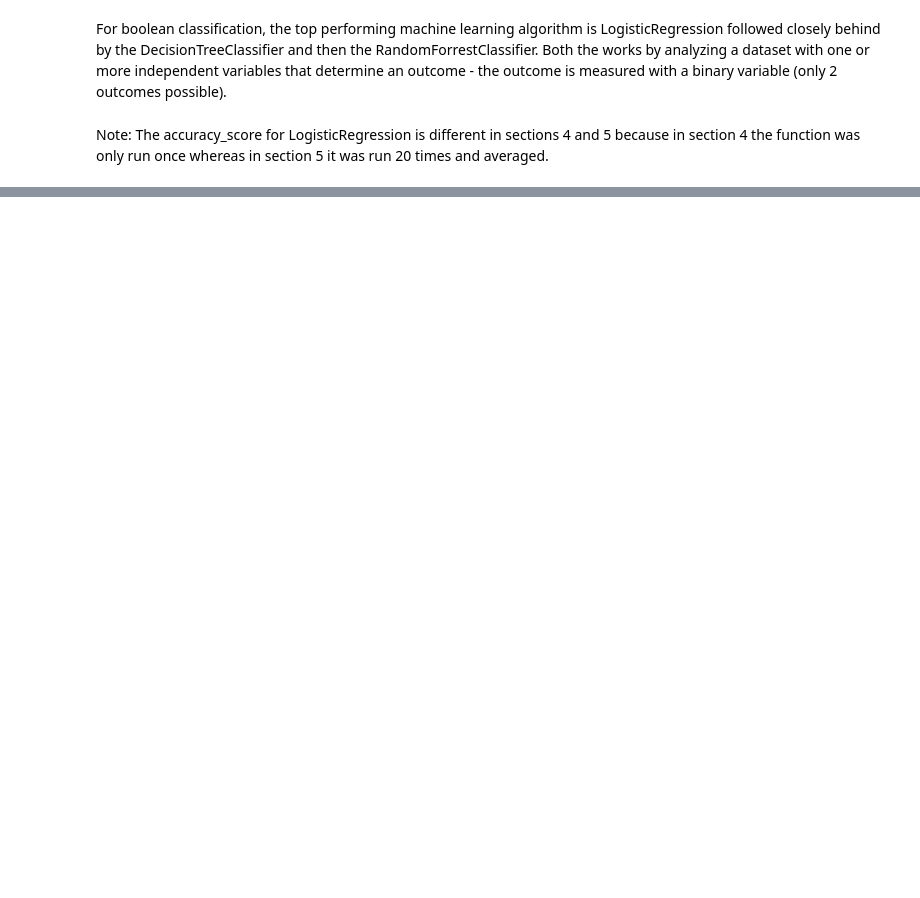
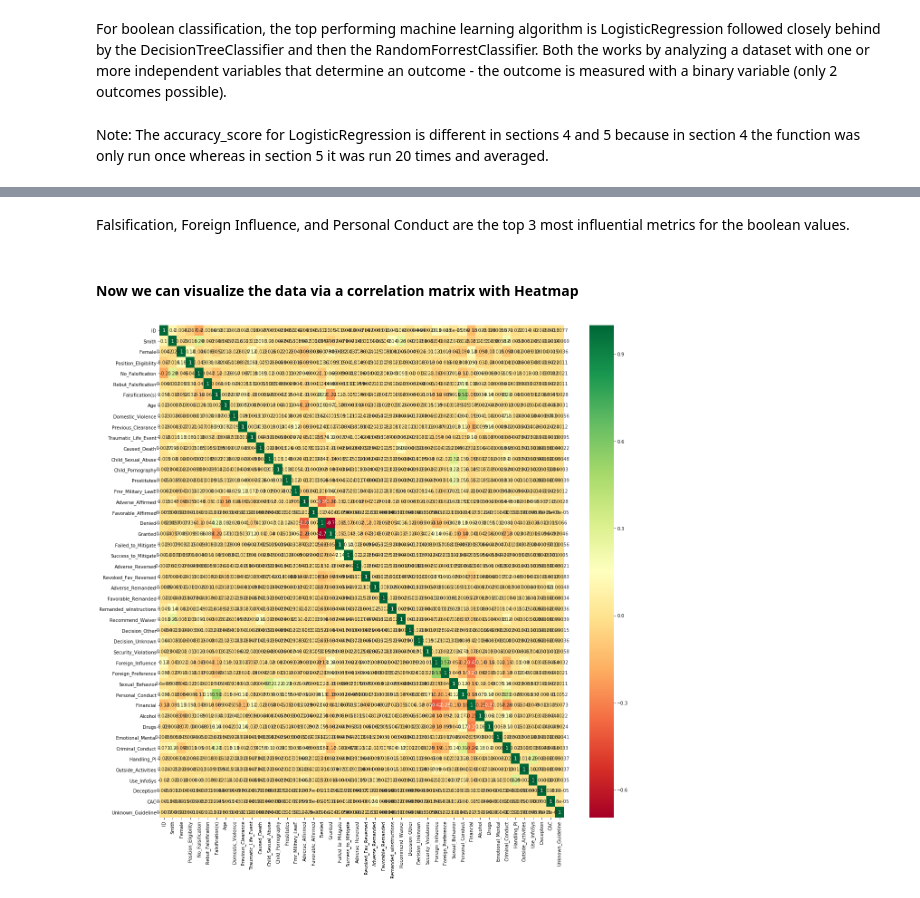
Before and after one commit to mawebster9/ThesisCode, a Jupyter notebook: Classifiers - Boolean.ipynb, the cells around one changed output, grey strips where cells are left out. Drawn from its saved outputs; the diff is of its cells as text; code cells hidden in the pictures; blank space fills up the shorter version.

```diff
--- a/Classifiers - Boolean.ipynb
+++ b/Classifiers - Boolean.ipynb
@@ -276,0 +405,14 @@ Note: The accuracy_score for LogisticRegression is different in sections 4 and 5
+# %% [markdown]
+Falsification, Foreign Influence, and Personal Conduct are the top 3 most influential metrics for the boolean values.
+# %% [markdown]
+#### Now we can visualize the data via a correlation matrix with Heatmap
+# %%
+import seaborn as sns
+
+corrmat = appeals_data.corr()
+top_corr_features = corrmat.index
+plt.figure(figsize=(20,20))
+#plot heat map
+g=sns.heatmap(appeals_data[top_corr_features].corr(),annot=True,cmap="RdYlGn")
+# %% [output]
+[figure, added]
```
Also changed, not shown: parts of 15 cells of this notebook.
